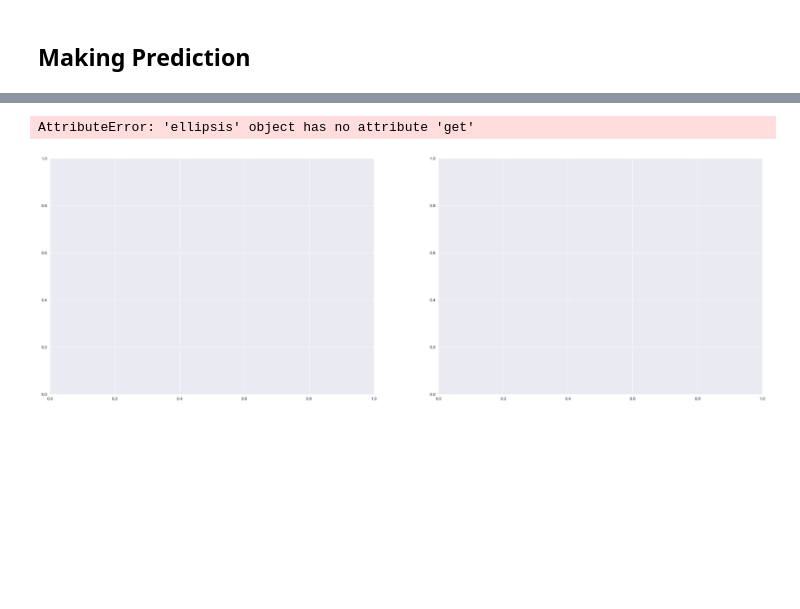
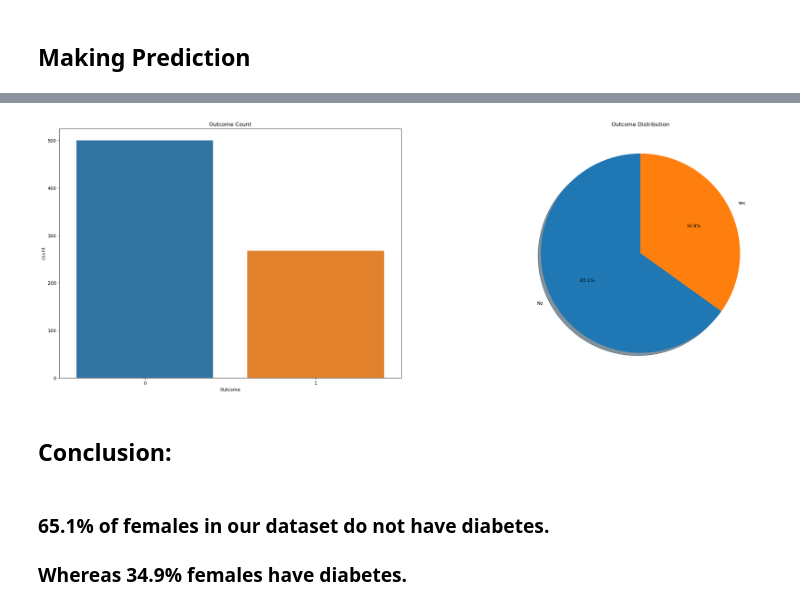
Before and after one commit to SHREYA0013/Diabetes-Prediction, a Jupyter notebook: Python File/DIABETES PATIENTS.ipynb, the cells around one changed output, grey strips where cells are left out. Saved outputs shown, nothing was run; the diff lists cells and outputs as text; code cells hidden in the pictures; blank space fills up the shorter version.

```diff
--- a/Python File/DIABETES PATIENTS.ipynb
+++ b/Python File/DIABETES PATIENTS.ipynb
@@ -245,9 +247,18 @@ print(accuracy)
 # %%
-fig, ax=plt.subplots(1,2,figsize=(30,10))
-sns.countplot(data=data,x="Outcome",ax=ax[0])
-data["Outcome"].value_counts().plot.pie(explode=[0.1,0],autopct="%1.1f%%",labels=["No","Yes"],shadow=True,
-                                       ax=ax[1])
+fig, axes = plt.subplots(1, 2, figsize=(30, 10))
+sns.countplot(data=data, x="Outcome", ax=axes[0])
+axes[0].set_title("Outcome Count")
+
+# Pie chart
+outcome_counts = data["Outcome"].value_counts()
+axes[1].pie(outcome_counts, labels=["No", "Yes"], autopct="%1.1f%%", startangle=90, shadow=True)
+axes[1].set_title("Outcome Distribution")
+
 plt.show()
 # %% [output]
-AttributeError: 'ellipsis' object has no attribute 'get'
-[figure, old version]
+[figure, new version]
+# %% [markdown]
+## Conclusion:
+# %% [markdown]
+### 65.1% of females in our dataset do not have diabetes.
+### Whereas 34.9% females have diabetes.
```
Also changed, not shown: parts of 7 cells of this notebook, 1 other file.
